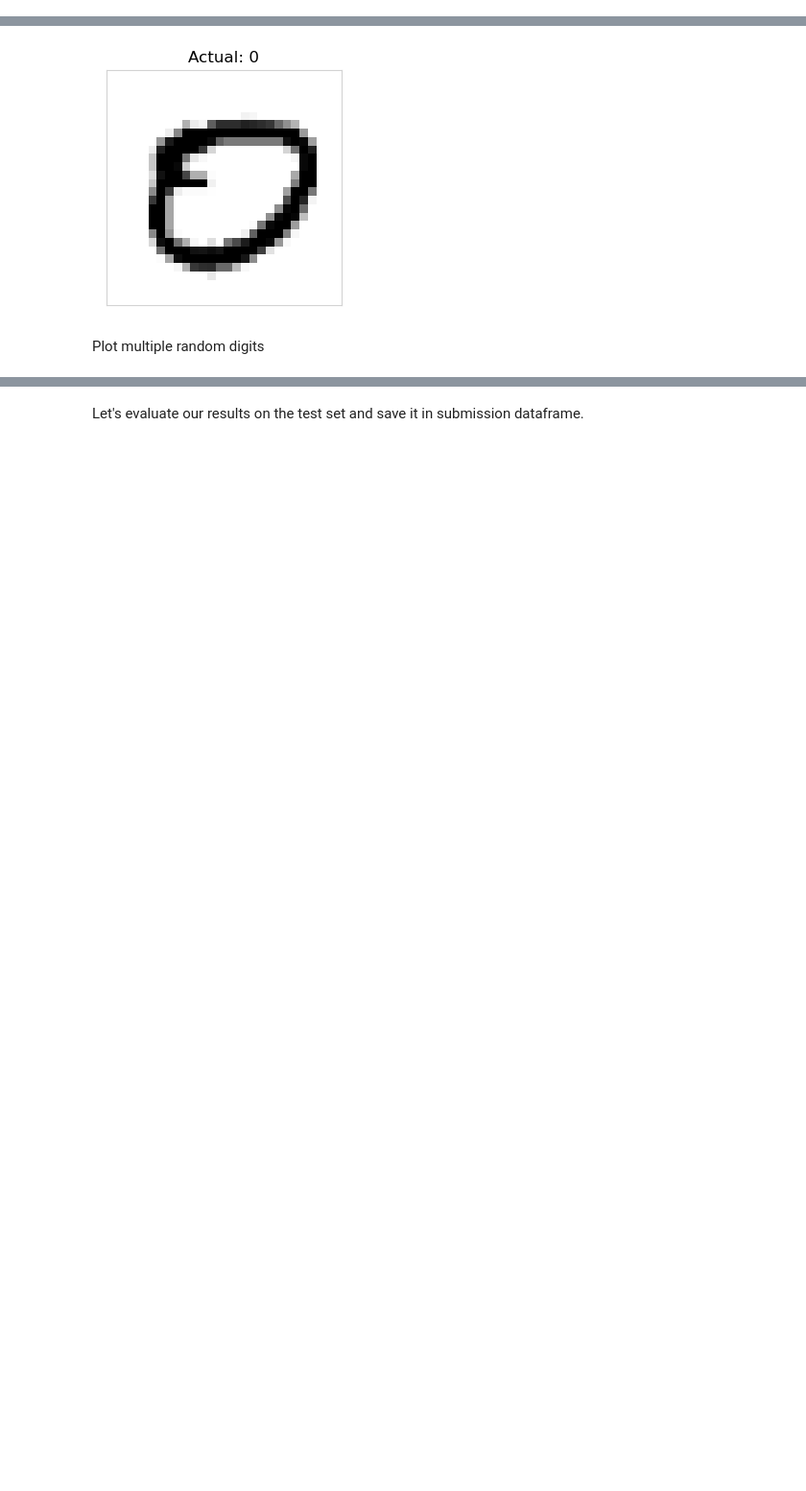
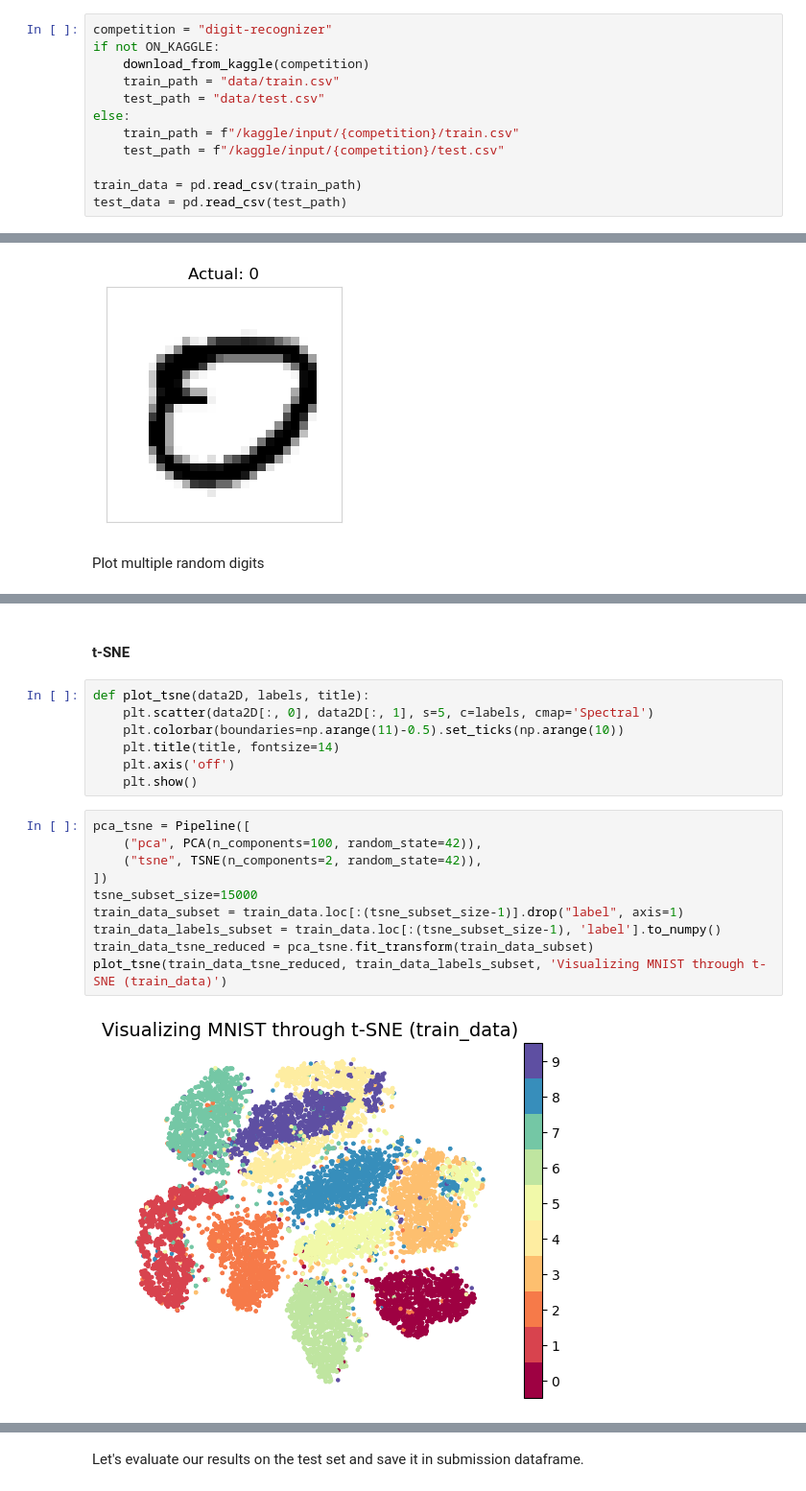
Before and after one commit to Andrey123qq2/Kaggle-Notebooks, a Jupyter notebook: digit-recognizer-pca-svc.ipynb, the cells around one changed output, grey strips where cells are left out. Shown at 96% size. Saved outputs shown, nothing was run; the diff lists cells and outputs as text; blank space fills up the shorter version.

```diff
--- a/digit-recognizer-pca-svc.ipynb
+++ b/digit-recognizer-pca-svc.ipynb
@@ -47 +120,13 @@ dataset_test = pd.read_csv('../input/digit-recognizer/test.csv')
+# %%
+competition = "digit-recognizer"
+if not ON_KAGGLE:
+    download_from_kaggle(competition)
+    train_path = "data/train.csv"
+    test_path = "data/test.csv"
+else:
+    train_path = f"/kaggle/input/{competition}/train.csv"
+    test_path = f"/kaggle/input/{competition}/test.csv"
+
+train_data = pd.read_csv(train_path)
+test_data = pd.read_csv(test_path)
 # %% [markdown]
@@ -578,0 +233,21 @@ Accuracy: 98.8476%
+# %% [markdown]
+#### t-SNE
+# %%
+def plot_tsne(data2D, labels, title):
+    plt.scatter(data2D[:, 0], data2D[:, 1], s=5, c=labels, cmap='Spectral')
+    plt.colorbar(boundaries=np.arange(11)-0.5).set_ticks(np.arange(10))
+    plt.title(title, fontsize=14)
+    plt.axis('off')
+    plt.show()
+# %%
+pca_tsne = Pipeline([
+    ("pca", PCA(n_components=100, random_state=42)),
+    ("tsne", TSNE(n_components=2, random_state=42)),
+])
+tsne_subset_size=15000
+train_data_subset = train_data.loc[:(tsne_subset_size-1)].drop("label", axis=1)
+train_data_labels_subset = train_data.loc[:(tsne_subset_size-1), 'label'].to_numpy()
+train_data_tsne_reduced = pca_tsne.fit_transform(train_data_subset)
+plot_tsne(train_data_tsne_reduced, train_data_labels_subset, 'Visualizing MNIST through t-SNE (train_data)')
+# %% [output]
+[figure, added]
```
Also changed, not shown: parts of 193 cells of this notebook.
